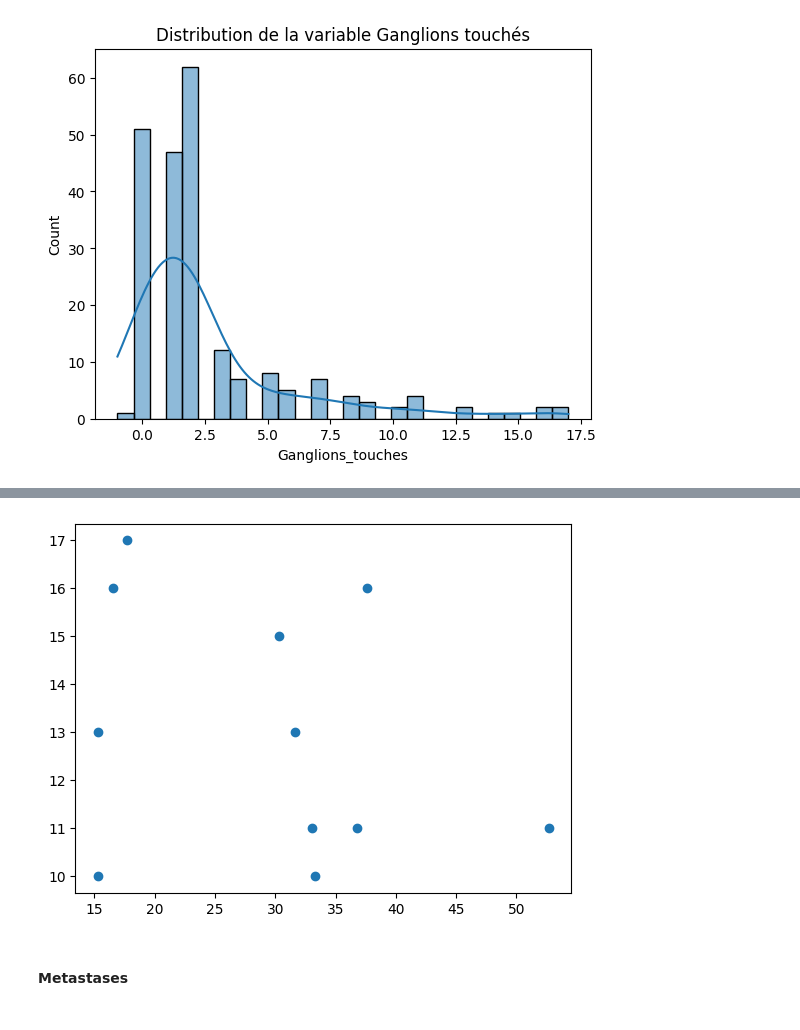
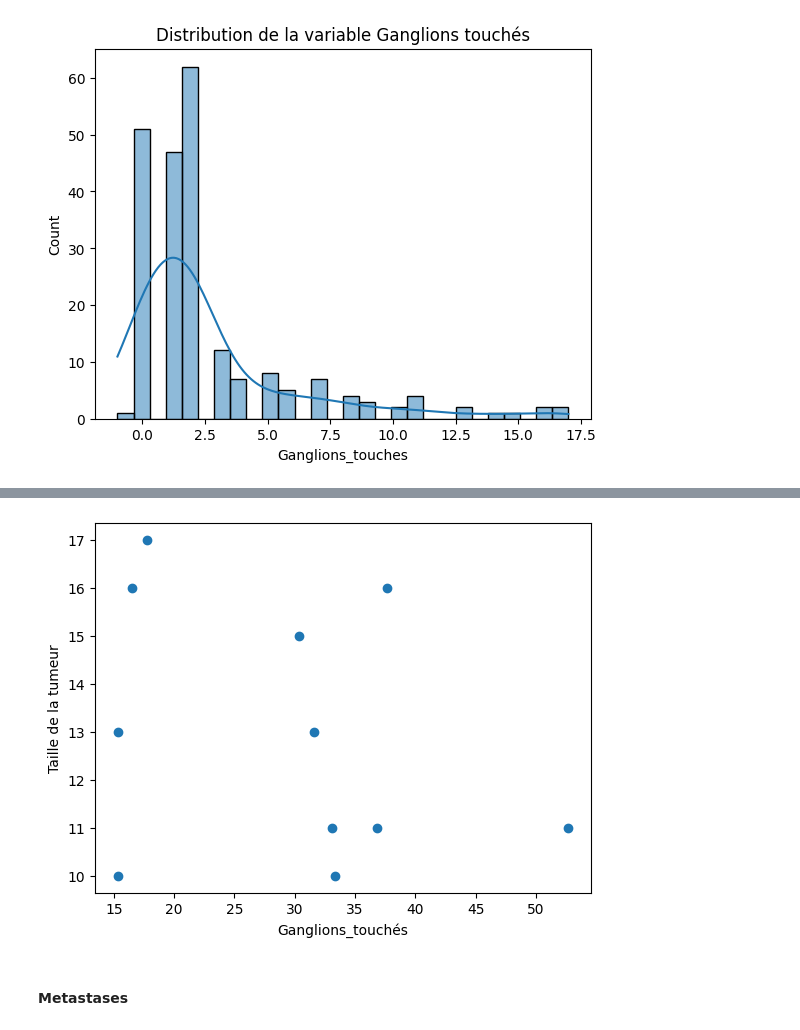
Before and after one commit to dev-byTN/Cancer_Model-Project, a Jupyter notebook: Python_Analysis.ipynb, the cells around one changed output, grey strips where cells are left out. Cells and saved outputs as stored; diff of their text form; code cells hidden in the pictures.

```diff
--- a/Python_Analysis.ipynb
+++ b/Python_Analysis.ipynb
@@ -219,9 +224,11 @@ dt[dt["Ganglions_touches"] < 0].head()
 # %%
 big_ganglions = dt[dt["Ganglions_touches"] > 9]
 plt.scatter(big_ganglions["Taille_tumeur"], big_ganglions["Ganglions_touches"])
+plt.xlabel("Ganglions_touchés")
+plt.ylabel("Taille de la tumeur")
 plt.show()
 # %% [output]
-[figure, old version]
+[figure, new version]
 # %%
 #Aucun lien, aucun cluster, les variables sont indépendantes
 # %% [markdown]
```
Also changed, not shown: parts of 4 cells of this notebook.
